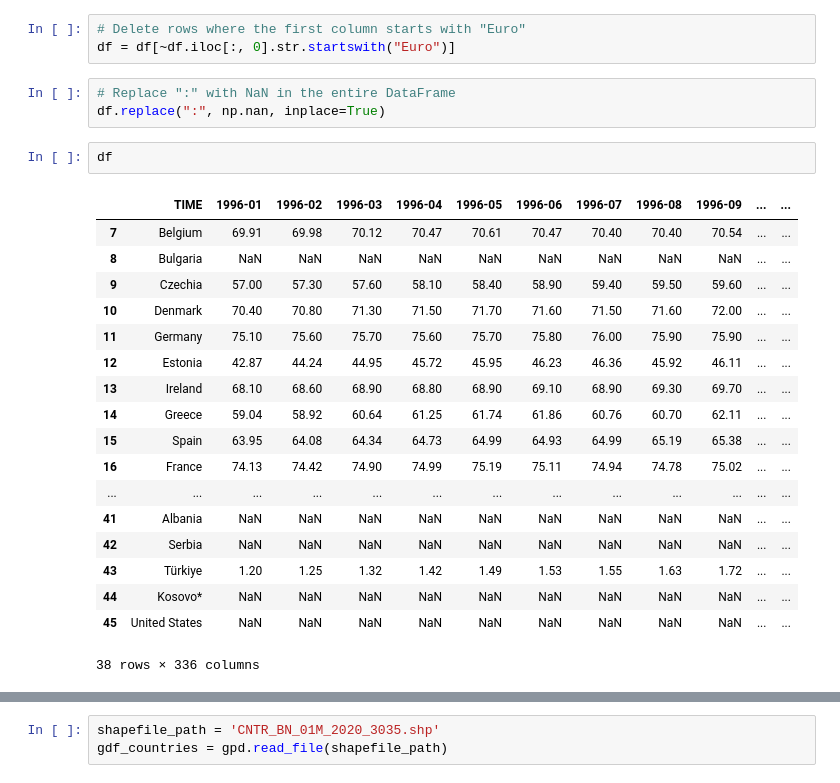
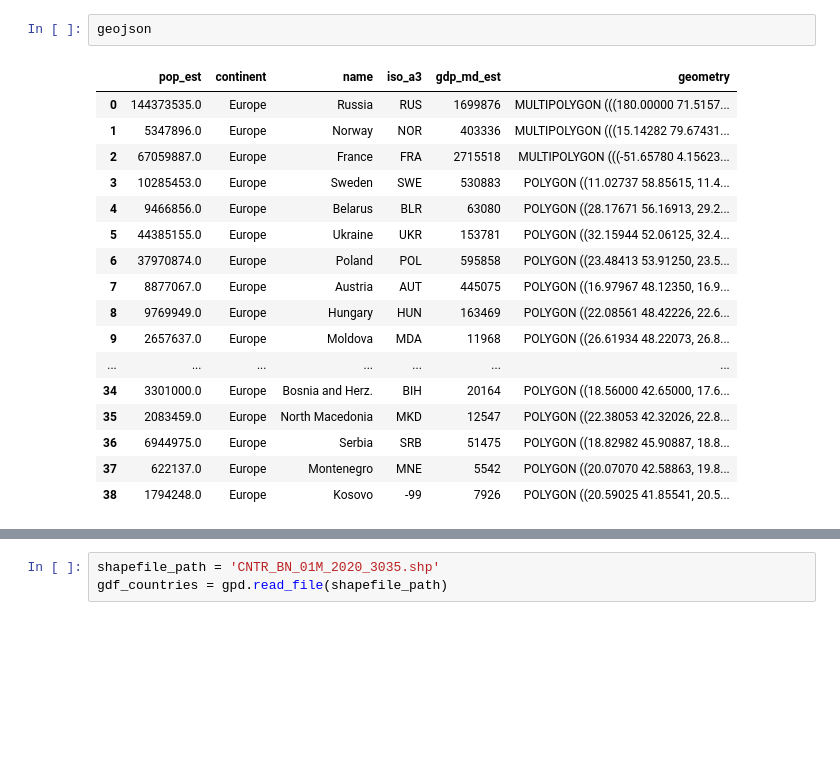
Before and after one commit to NathanVnh/Projet-Python, a Jupyter notebook: Carte.ipynb, the cells around one changed output, grey strips where cells are left out. Cells and saved outputs as stored; diff of their text form; blank space fills up the shorter version.

```diff
--- a/Carte.ipynb
+++ b/Carte.ipynb
@@ -61,27 +133,20 @@ df
-# %%
-# Delete rows where the first column starts with "Euro"
-df = df[~df.iloc[:, 0].str.startswith("Euro")]
-# %%
-# Replace ":" with NaN in the entire DataFrame
-df.replace(":", np.nan, inplace=True)
-# %%
-df
-# %% [output]
-|  | TIME | 1996-01 | 1996-02 | 1996-03 | 1996-04 | 1996-05 | 1996-06 | 1996-07 | 1996-08 | 1996-09 | ... | ... |
-| 7 | Belgium | 69.91 | 69.98 | 70.12 | 70.47 | 70.61 | 70.47 | 70.40 | 70.40 | 70.54 | ... | ... |
-| 8 | Bulgaria | NaN | NaN | NaN | NaN | NaN | NaN | NaN | NaN | NaN | ... | ... |
-| 9 | Czechia | 57.00 | 57.30 | 57.60 | 58.10 | 58.40 | 58.90 | 59.40 | 59.50 | 59.60 | ... | ... |
-| 10 | Denmark | 70.40 | 70.80 | 71.30 | 71.50 | 71.70 | 71.60 | 71.50 | 71.60 | 72.00 | ... | ... |
-| 11 | Germany | 75.10 | 75.60 | 75.70 | 75.60 | 75.70 | 75.80 | 76.00 | 75.90 | 75.90 | ... | ... |
-| 12 | Estonia | 42.87 | 44.24 | 44.95 | 45.72 | 45.95 | 46.23 | 46.36 | 45.92 | 46.11 | ... | ... |
-| 13 | Ireland | 68.10 | 68.60 | 68.90 | 68.80 | 68.90 | 69.10 | 68.90 | 69.30 | 69.70 | ... | ... |
-| 14 | Greece | 59.04 | 58.92 | 60.64 | 61.25 | 61.74 | 61.86 | 60.76 | 60.70 | 62.11 | ... | ... |
-| 15 | Spain | 63.95 | 64.08 | 64.34 | 64.73 | 64.99 | 64.93 | 64.99 | 65.19 | 65.38 | ... | ... |
-| 16 | France | 74.13 | 74.42 | 74.90 | 74.99 | 75.19 | 75.11 | 74.94 | 74.78 | 75.02 | ... | ... |
-| ... | ... | ... | ... | ... | ... | ... | ... | ... | ... | ... | ... | ... |
-| 41 | Albania | NaN | NaN | NaN | NaN | NaN | NaN | NaN | NaN | NaN | ... | ... |
-| 42 | Serbia | NaN | NaN | NaN | NaN | NaN | NaN | NaN | NaN | NaN | ... | ... |
-| 43 | Türkiye | 1.20 | 1.25 | 1.32 | 1.42 | 1.49 | 1.53 | 1.55 | 1.63 | 1.72 | ... | ... |
-| 44 | Kosovo* | NaN | NaN | NaN | NaN | NaN | NaN | NaN | NaN | NaN | ... | ... |
-| 45 | United States | NaN | NaN | NaN | NaN | NaN | NaN | NaN | NaN | NaN | ... | ... |
-38 rows × 336 columns
+# %%
+geojson
+# %% [output]
+|  | pop_est | continent | name | iso_a3 | gdp_md_est | geometry |
+| 0 | 144373535.0 | Europe | Russia | RUS | 1699876 | MULTIPOLYGON (((180.00000 71.5157... |
+| 1 | 5347896.0 | Europe | Norway | NOR | 403336 | MULTIPOLYGON (((15.14282 79.67431... |
+| 2 | 67059887.0 | Europe | France | FRA | 2715518 | MULTIPOLYGON (((-51.65780 4.15623... |
+| 3 | 10285453.0 | Europe | Sweden | SWE | 530883 | POLYGON ((11.02737 58.85615, 11.4... |
+| 4 | 9466856.0 | Europe | Belarus | BLR | 63080 | POLYGON ((28.17671 56.16913, 29.2... |
+| 5 | 44385155.0 | Europe | Ukraine | UKR | 153781 | POLYGON ((32.15944 52.06125, 32.4... |
+| 6 | 37970874.0 | Europe | Poland | POL | 595858 | POLYGON ((23.48413 53.91250, 23.5... |
+| 7 | 8877067.0 | Europe | Austria | AUT | 445075 | POLYGON ((16.97967 48.12350, 16.9... |
+| 8 | 9769949.0 | Europe | Hungary | HUN | 163469 | POLYGON ((22.08561 48.42226, 22.6... |
+| 9 | 2657637.0 | Europe | Moldova | MDA | 11968 | POLYGON ((26.61934 48.22073, 26.8... |
+| ... | ... | ... | ... | ... | ... | ... |
+| 34 | 3301000.0 | Europe | Bosnia and Herz. | BIH | 20164 | POLYGON ((18.56000 42.65000, 17.6... |
+| 35 | 2083459.0 | Europe | North Macedonia | MKD | 12547 | POLYGON ((22.38053 42.32026, 22.8... |
+| 36 | 6944975.0 | Europe | Serbia | SRB | 51475 | POLYGON ((18.82982 45.90887, 18.8... |
+| 37 | 622137.0 | Europe | Montenegro | MNE | 5542 | POLYGON ((20.07070 42.58863, 19.8... |
+| 38 | 1794248.0 | Europe | Kosovo | -99 | 7926 | POLYGON ((20.59025 41.85541, 20.5... |
```
Also changed, not shown: parts of 15 cells of this notebook.
